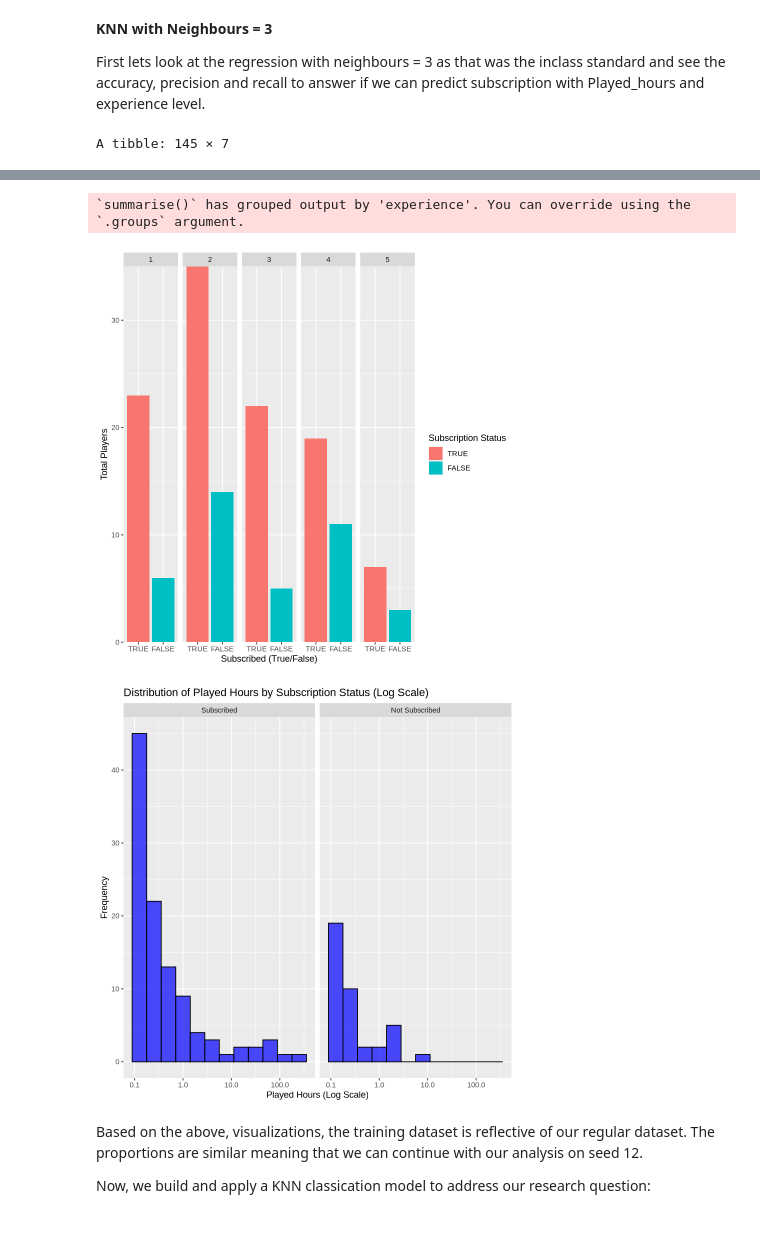
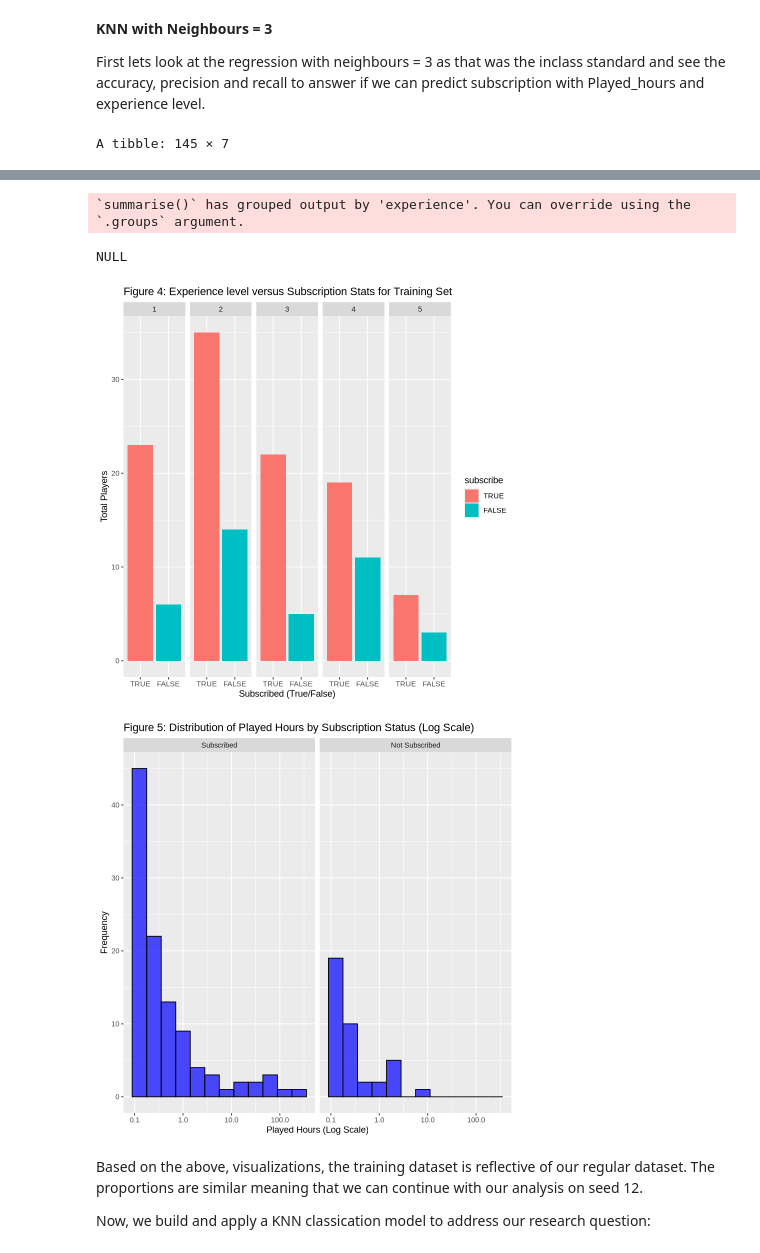
Before and after one commit to Alexr951/DSCI100Project, a Jupyter notebook: Final_Report/Final_Report.ipynb, the cells around one changed output, grey strips where cells are left out. Drawn from its saved outputs; the diff is of its cells as text; code cells hidden in the pictures.

```diff
--- a/Final_Report/Final_Report.ipynb
+++ b/Final_Report/Final_Report.ipynb
@@ -296,38 +298,40 @@ experience_subscribed_plot <- experience_subscribed_amount_2 |>
     facet_grid(~experience) +
     xlab("Subscribed (True/False)") +
     ylab("Total Players") +
+    ggtitle("Figure 4: Experience level versus Subscription Stats for Training Set")
     labs(fill = "Subscription Status") +
     scale_y_continuous(expand = c(0, 0)) +
     theme(text = element_text(size = 11))
 experience_subscribed_plot
 
 
 played_hours_training <- ggplot(players_train, aes(x = played_hours + 0.1)) +
   geom_histogram(binwidth = 0.3, fill = "blue", color = "black", alpha = 0.7) +
   facet_wrap(~ subscribe,
              labeller = labeller(subscribe = c("TRUE" = "Subscribed", "FALSE" = "Not Subscribed"))) +
   labs(
-    title = "Distribution of Played Hours by Subscription Status (Log Scale)",
+    title = "Figure 5: Distribution of Played Hours by Subscription Status (Log Scale)",
     x = "Played Hours (Log Scale)",
     y = "Frequency"
   ) +
   scale_x_log10()
 played_hours_training
 # %% [output]
 A tibble: 145 × 7
 | experience | subscribe | hashedEmail | played_hours | name | gender | Age |
 | <fct> | <fct> | <chr> | <dbl> | <chr> | <chr> | <dbl> |
 | 2 | FALSE | 1d2371d8a35c8831034b25bda8764539a... | 0.0 | Emerson | Male | 21 |
 | 2 | FALSE | 200db0417ee70863c7e2a0f214c737476... | 0.1 | Anastasia | Female | 17 |
 | 4 | FALSE | f8acd26a5e452b682b9f8b20108caef1e... | 0.0 | Finn | Male | 23 |
 | ⋮ | ⋮ | ⋮ | ⋮ | ⋮ | ⋮ | ⋮ |
 | 1 | TRUE | 8c9d043ebb3689e679a37bfed30ea9627... | 0 | Lina | Female | 17 |
 | 2 | TRUE | 644fe4200c19a73768b3fa598afcbd094... | 0 | Rhys | Male | 20 |
 | 2 | TRUE | b6e9e593b9ec51c5e335457341c324c34... | 0 | Bailey | Female | 17 |
 `summarise()` has grouped output by 'experience'. You can override using the
 `.groups` argument.
+NULL
-[figure, old version]
+[figure, new version]
-[figure, old version]
+[figure, new version]
 # %% [markdown]
 Based on the above, visualizations, the training dataset is reflective of our regular dataset. The proportions are similar meaning that we can continue with our analysis on seed 12.
 
```
Also changed, not shown: parts of 12 cells of this notebook, 1 other file.
